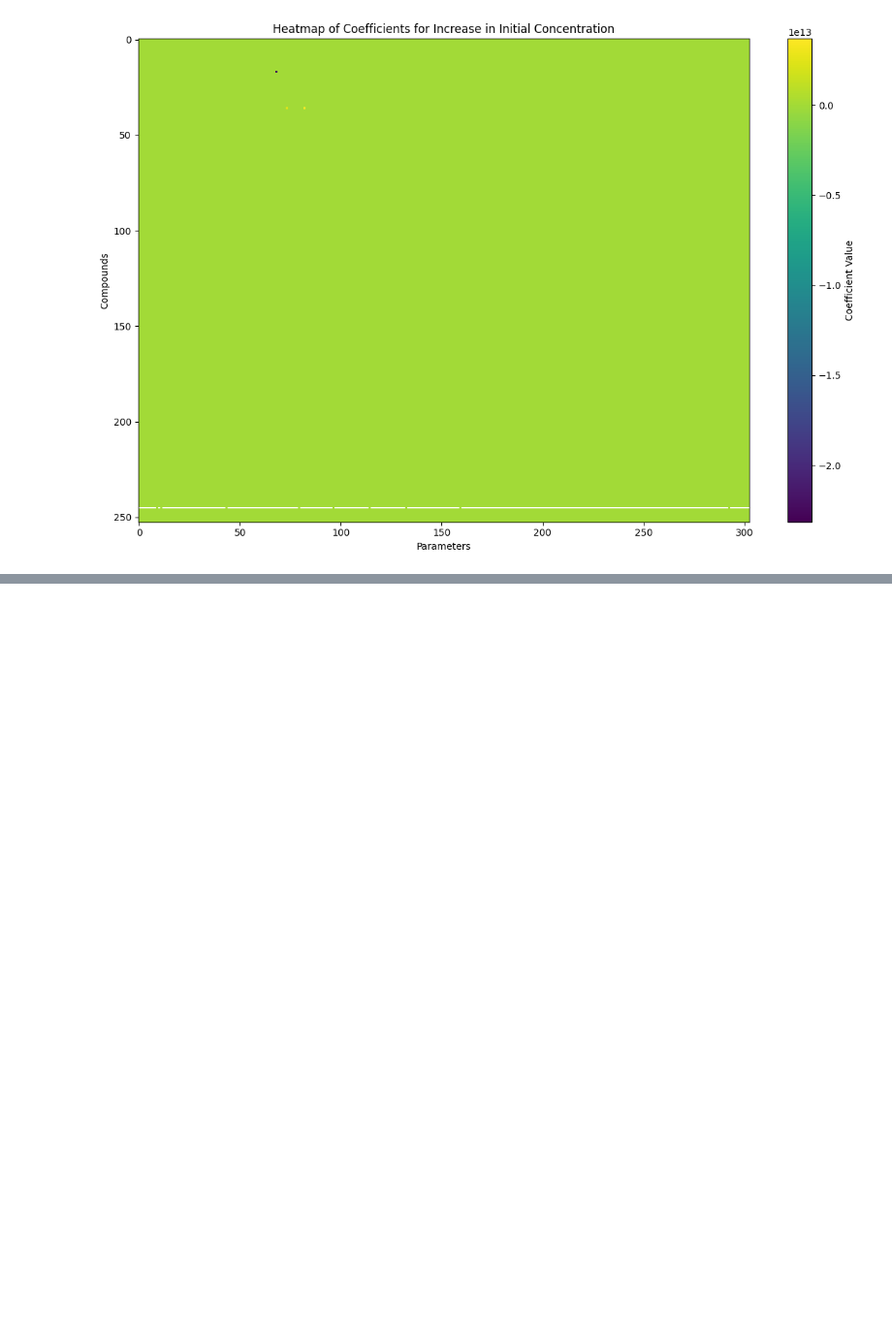
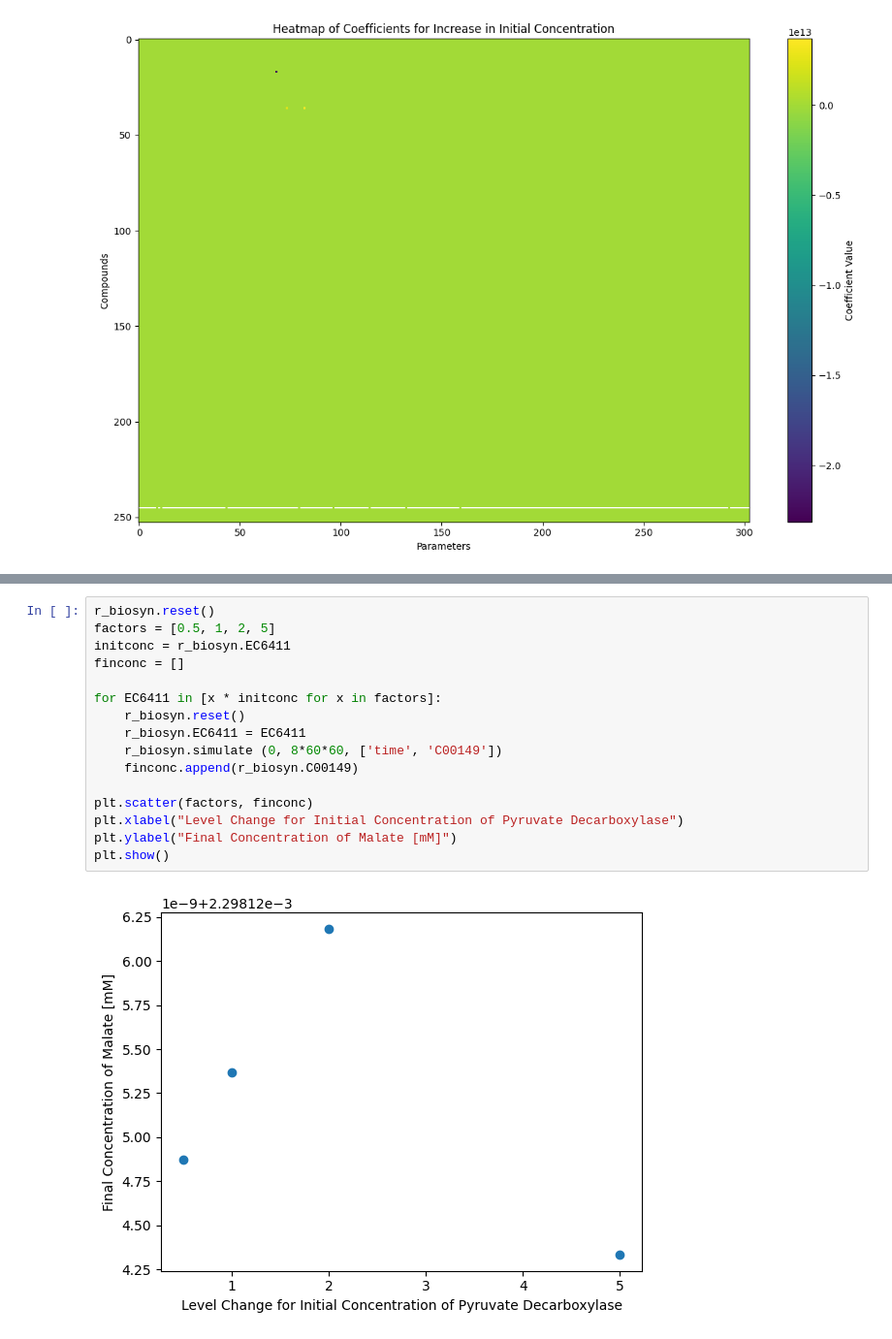
Before and after one commit to carothersresearch/ECFERS, a Jupyter notebook: notebooks/perturb_and_collect.ipynb, the cells around one changed output, grey strips where cells are left out. Shown at 97% size. Saved outputs shown, nothing was run; the diff lists cells and outputs as text; blank space fills up the shorter version.

```diff
--- a/notebooks/perturb_and_collect.ipynb
+++ b/notebooks/perturb_and_collect.ipynb
@@ -481,0 +502,18 @@ plt.show()
+# %%
+r_biosyn.reset()
+factors = [0.5, 1, 2, 5]
+initconc = r_biosyn.EC6411
+finconc = []
+
+for EC6411 in [x * initconc for x in factors]:
+    r_biosyn.reset()
+    r_biosyn.EC6411 = EC6411
+    r_biosyn.simulate (0, 8*60*60, ['time', 'C00149'])
+    finconc.append(r_biosyn.C00149)
+
+plt.scatter(factors, finconc)
+plt.xlabel("Level Change for Initial Concentration of Pyruvate Decarboxylase")
+plt.ylabel("Final Concentration of Malate [mM]")
+plt.show()
+# %% [output]
+[figure, added]
```
Also changed, not shown: parts of 5 cells of this notebook, 1 other file.
